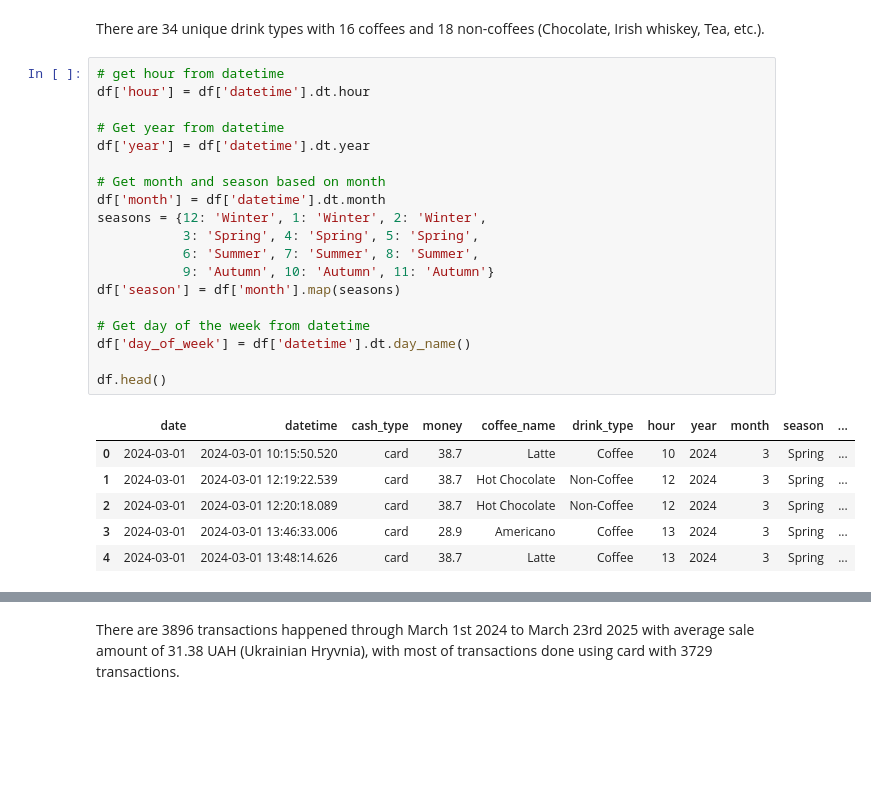
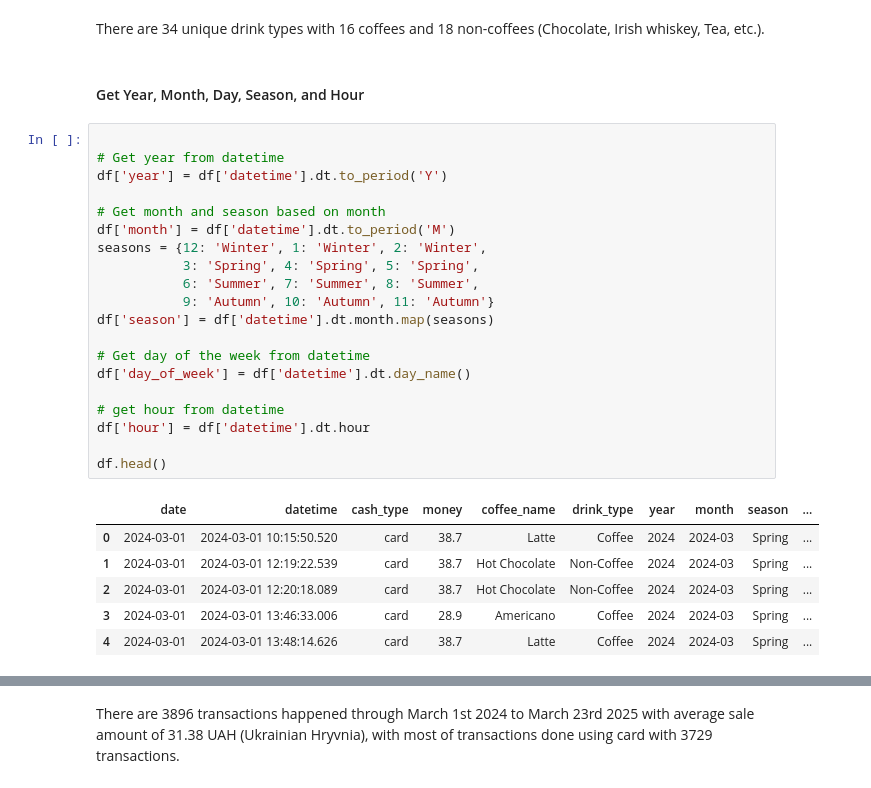
Before and after one commit to ardhii-m/coffee-sales-eda, a Jupyter notebook: notebook.ipynb, the cells around one changed output, grey strips where cells are left out. Cells and saved outputs as stored; diff of their text form; blank space fills up the shorter version.

```diff
--- a/notebook.ipynb
+++ b/notebook.ipynb
@@ -184,32 +197,35 @@ Number of Non-Coffee Types: 18
 | 4 | 2024-03-01 | 2024-03-01 13:48:14.626 | card | 38.7 | Latte | Coffee |
 # %% [markdown]
 There are 34 unique drink types with 16 coffees and 18 non-coffees (Chocolate, Irish whiskey, Tea, etc.).
+# %% [markdown]
+#### Get Year, Month, Day, Season, and Hour
 # %%
-# get hour from datetime
-df['hour'] = df['datetime'].dt.hour
 
 # Get year from datetime
-df['year'] = df['datetime'].dt.year
+df['year'] = df['datetime'].dt.to_period('Y')
 
 # Get month and season based on month
-df['month'] = df['datetime'].dt.month
+df['month'] = df['datetime'].dt.to_period('M')
 seasons = {12: 'Winter', 1: 'Winter', 2: 'Winter',
            3: 'Spring', 4: 'Spring', 5: 'Spring',
            6: 'Summer', 7: 'Summer', 8: 'Summer',
            9: 'Autumn', 10: 'Autumn', 11: 'Autumn'}
-df['season'] = df['month'].map(seasons)
+df['season'] = df['datetime'].dt.month.map(seasons)
 
 # Get day of the week from datetime
 df['day_of_week'] = df['datetime'].dt.day_name()
 
+# get hour from datetime
+df['hour'] = df['datetime'].dt.hour
+
 df.head()
 # %% [output]
-|  | date | datetime | cash_type | money | coffee_name | drink_type | hour | year | month | season | ... |
-| 0 | 2024-03-01 | 2024-03-01 10:15:50.520 | card | 38.7 | Latte | Coffee | 10 | 2024 | 3 | Spring | ... |
-| 1 | 2024-03-01 | 2024-03-01 12:19:22.539 | card | 38.7 | Hot Chocolate | Non-Coffee | 12 | 2024 | 3 | Spring | ... |
-| 2 | 2024-03-01 | 2024-03-01 12:20:18.089 | card | 38.7 | Hot Chocolate | Non-Coffee | 12 | 2024 | 3 | Spring | ... |
-| 3 | 2024-03-01 | 2024-03-01 13:46:33.006 | card | 28.9 | Americano | Coffee | 13 | 2024 | 3 | Spring | ... |
-| 4 | 2024-03-01 | 2024-03-01 13:48:14.626 | card | 38.7 | Latte | Coffee | 13 | 2024 | 3 | Spring | ... |
+|  | date | datetime | cash_type | money | coffee_name | drink_type | year | month | season | ... |
+| 0 | 2024-03-01 | 2024-03-01 10:15:50.520 | card | 38.7 | Latte | Coffee | 2024 | 2024-03 | Spring | ... |
+| 1 | 2024-03-01 | 2024-03-01 12:19:22.539 | card | 38.7 | Hot Chocolate | Non-Coffee | 2024 | 2024-03 | Spring | ... |
+| 2 | 2024-03-01 | 2024-03-01 12:20:18.089 | card | 38.7 | Hot Chocolate | Non-Coffee | 2024 | 2024-03 | Spring | ... |
+| 3 | 2024-03-01 | 2024-03-01 13:46:33.006 | card | 28.9 | Americano | Coffee | 2024 | 2024-03 | Spring | ... |
+| 4 | 2024-03-01 | 2024-03-01 13:48:14.626 | card | 38.7 | Latte | Coffee | 2024 | 2024-03 | Spring | ... |
 # %%
 df.describe(include='all')
 # %% [output]
```
Also changed, not shown: parts of 23 cells of this notebook.
